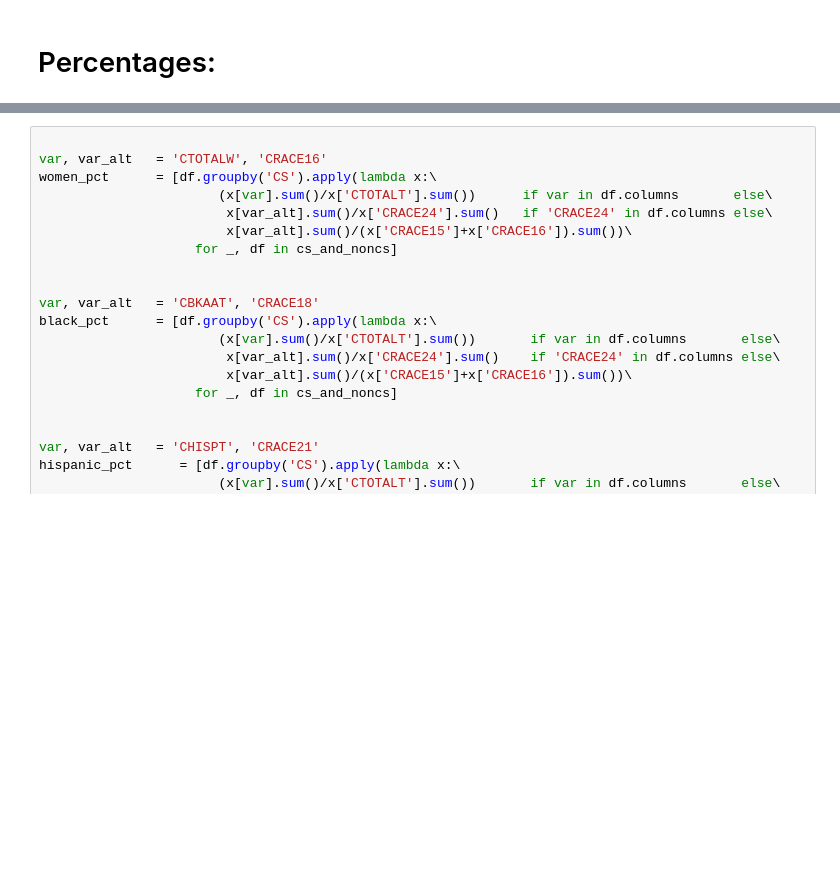
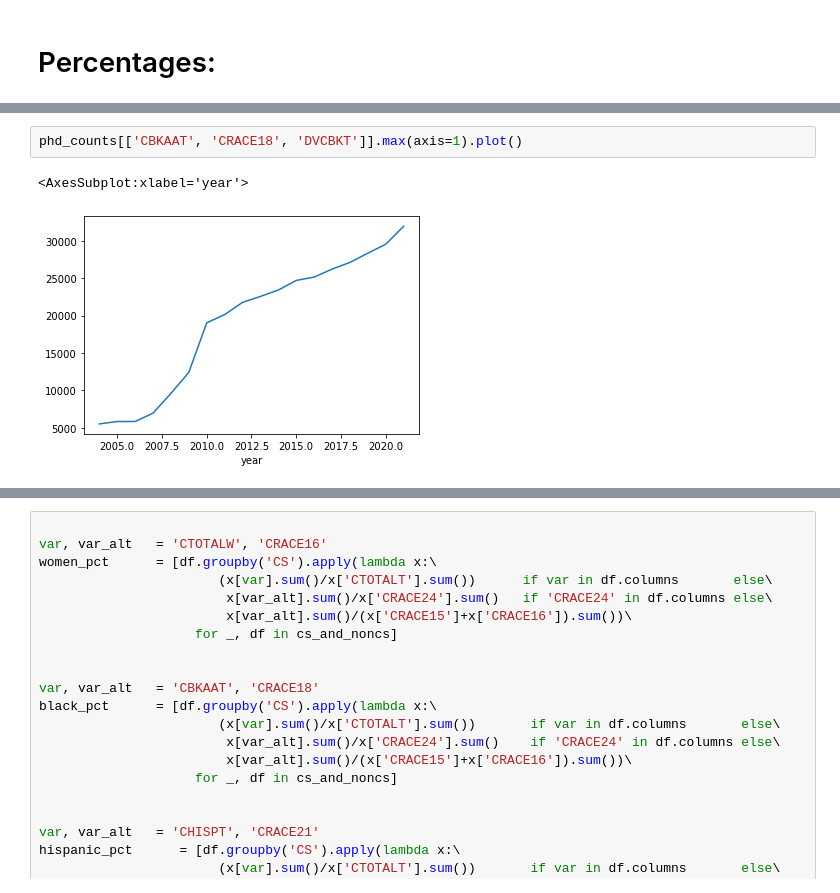
Before and after one commit to fahadsultan/dei-facultystaff, a Jupyter notebook: Nationwide trends.ipynb, the cells around one changed output, grey strips where cells are left out. Cells and saved outputs as stored; diff of their text form; blank space fills up the shorter version.

```diff
--- a/Nationwide trends.ipynb
+++ b/Nationwide trends.ipynb
@@ -214,0 +184,5 @@ cs_and_noncs   = sorted(zip(years, cs_and_noncs), key=lambda x: x[0])
+# %%
+phd_counts[['CBKAAT', 'CRACE18', 'DVCBKT']].max(axis=1).plot()
+# %% [output]
+<AxesSubplot:xlabel='year'>
+[figure, added]
```
Also changed, not shown: parts of 22 cells of this notebook.
